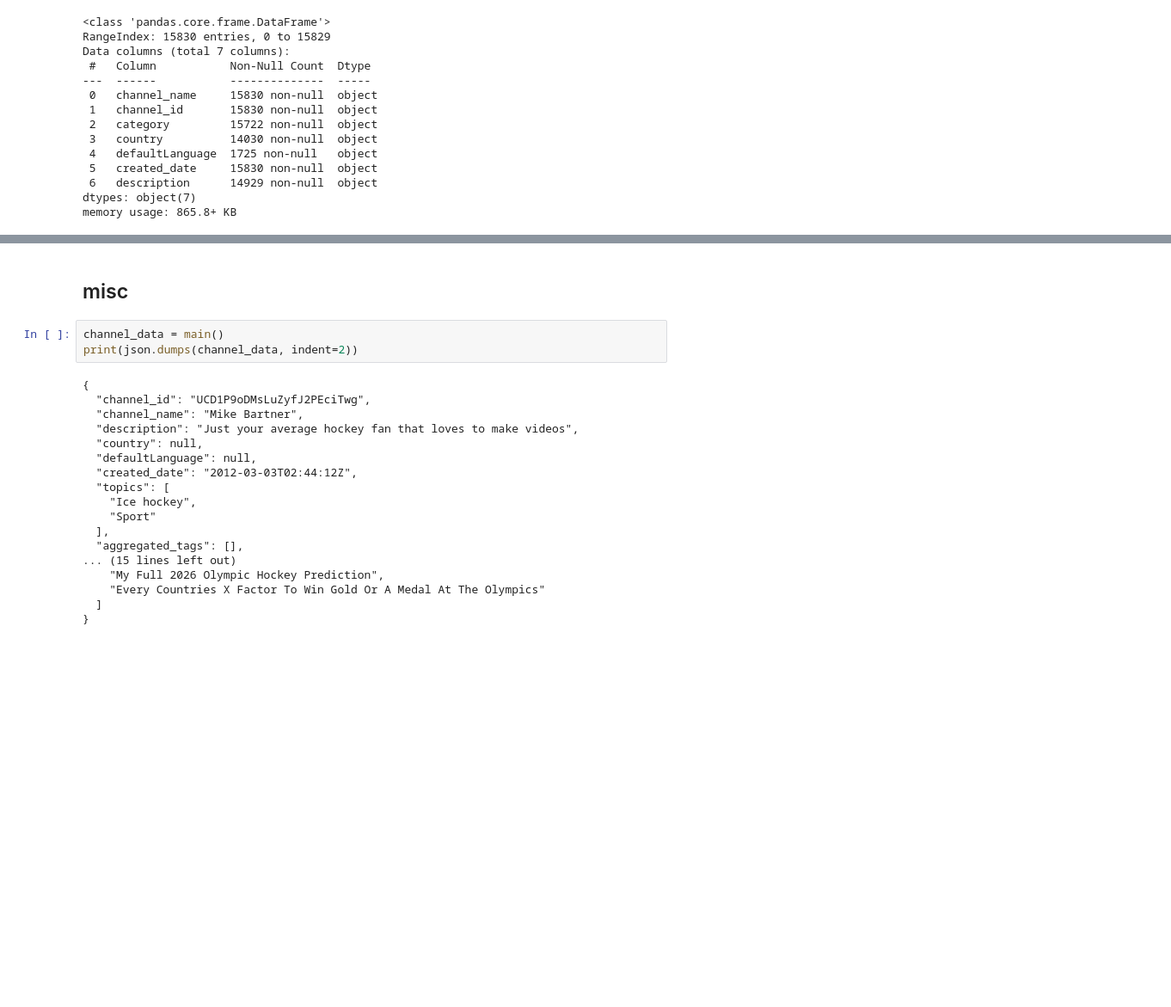
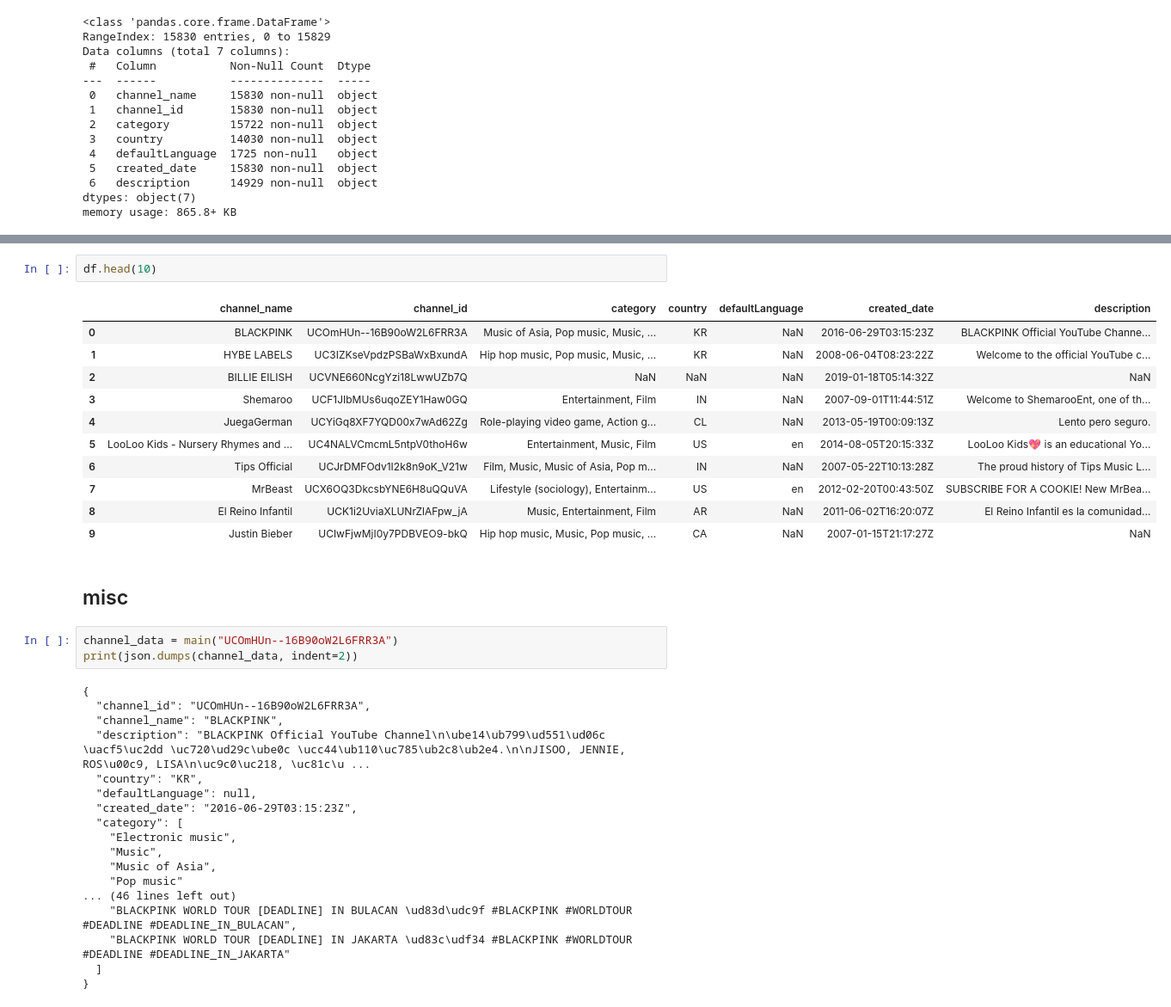
Before and after one commit to ricd99/ytrec, a Jupyter notebook: notebooks/yt_data.ipynb, the cells around one changed output, grey strips where cells are left out. Shown at 86% size. Cells and saved outputs as stored; diff of their text form; blank space fills up the shorter version.

```diff
--- a/notebooks/yt_data.ipynb
+++ b/notebooks/yt_data.ipynb
@@ -223,23 +269,37 @@ memory usage: 865.8+ KB
+# %%
+df.head(10)
+# %% [output]
+|  | channel_name | channel_id | category | country | defaultLanguage | created_date | description |
+| 0 | BLACKPINK | UCOmHUn--16B90oW2L6FRR3A | Music of Asia, Pop music, Music, ... | KR | NaN | 2016-06-29T03:15:23Z | BLACKPINK Official YouTube Channe... |
+| 1 | HYBE LABELS | UC3IZKseVpdzPSBaWxBxundA | Hip hop music, Pop music, Music, ... | KR | NaN | 2008-06-04T08:23:22Z | Welcome to the official YouTube c... |
+| 2 | BILLIE EILISH | UCVNE660NcgYzi18LwwUZb7Q | NaN | NaN | NaN | 2019-01-18T05:14:32Z | NaN |
+| 3 | Shemaroo | UCF1JIbMUs6uqoZEY1Haw0GQ | Entertainment, Film | IN | NaN | 2007-09-01T11:44:51Z | Welcome to ShemarooEnt, one of th... |
+| 4 | JuegaGerman | UCYiGq8XF7YQD00x7wAd62Zg | Role-playing video game, Action g... | CL | NaN | 2013-05-19T00:09:13Z | Lento pero seguro. |
+| 5 | LooLoo Kids - Nursery Rhymes and ... | UC4NALVCmcmL5ntpV0thoH6w | Entertainment, Music, Film | US | en | 2014-08-05T20:15:33Z | LooLoo Kids💖 is an educational Yo... |
+| 6 | Tips Official | UCJrDMFOdv1I2k8n9oK_V21w | Film, Music, Music of Asia, Pop m... | IN | NaN | 2007-05-22T10:13:28Z | The proud history of Tips Music L... |
+| 7 | MrBeast | UCX6OQ3DkcsbYNE6H8uQQuVA | Lifestyle (sociology), Entertainm... | US | en | 2012-02-20T00:43:50Z | SUBSCRIBE FOR A COOKIE! New MrBea... |
+| 8 | El Reino Infantil | UCK1i2UviaXLUNrZlAFpw_jA | Music, Entertainment, Film | AR | NaN | 2011-06-02T16:20:07Z | El Reino Infantil es la comunidad... |
+| 9 | Justin Bieber | UCIwFjwMjI0y7PDBVEO9-bkQ | Hip hop music, Music, Pop music, ... | CA | NaN | 2007-01-15T21:17:27Z | NaN |
 # %% [markdown]
 ## misc
 # %%
-channel_data = main()
+channel_data = main("UCOmHUn--16B90oW2L6FRR3A")
 print(json.dumps(channel_data, indent=2))
 # %% [output]
 {
-  "channel_id": "UCD1P9oDMsLuZyfJ2PEciTwg",
-  "channel_name": "Mike Bartner",
-  "description": "Just your average hockey fan that loves to make videos",
-  "country": null,
+  "channel_id": "UCOmHUn--16B90oW2L6FRR3A",
+  "channel_name": "BLACKPINK",
+  "description": "BLACKPINK Official YouTube Channel\n\ube14\ub799\ud551\ud06c \uacf5\uc2dd \uc720\ud29c\ube0c \ucc44\ub110\uc785\ub2c8\ub2e4.\n\nJISOO, JENNIE, ROS\u00c9, LISA\n\uc9c0\uc218, \uc81c\u ...
+  "country": "KR",
   "defaultLanguage": null,
-  "created_date": "2012-03-03T02:44:12Z",
-  "topics": [
-    "Ice hockey",
-    "Sport"
-  ],
-  "aggregated_tags": [],
-... (15 lines left out)
-    "My Full 2026 Olympic Hockey Prediction",
-    "Every Countries X Factor To Win Gold Or A Medal At The Olympics"
+  "created_date": "2016-06-29T03:15:23Z",
+  "category": [
+    "Electronic music",
+    "Music",
+    "Music of Asia",
+    "Pop music"
+... (46 lines left out)
+    "BLACKPINK WORLD TOUR [DEADLINE] IN BULACAN \ud83d\udc9f #BLACKPINK #WORLDTOUR #DEADLINE #DEADLINE_IN_BULACAN",
+    "BLACKPINK WORLD TOUR [DEADLINE] IN JAKARTA \ud83c\udf34 #BLACKPINK #WORLDTOUR #DEADLINE #DEADLINE_IN_JAKARTA"
   ]
 }
```
Also changed, not shown: parts of 13 cells of this notebook.
